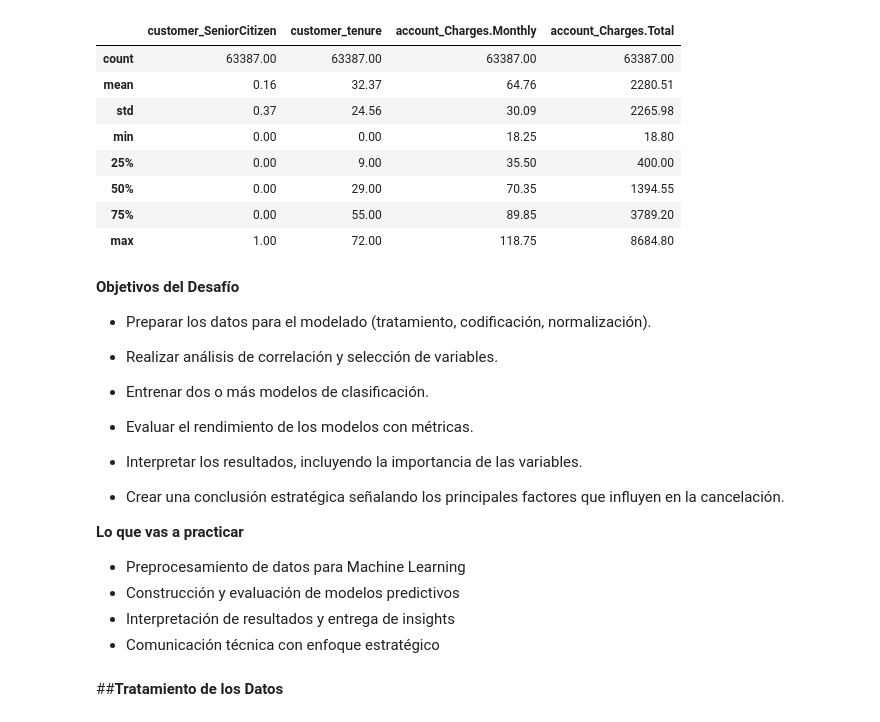
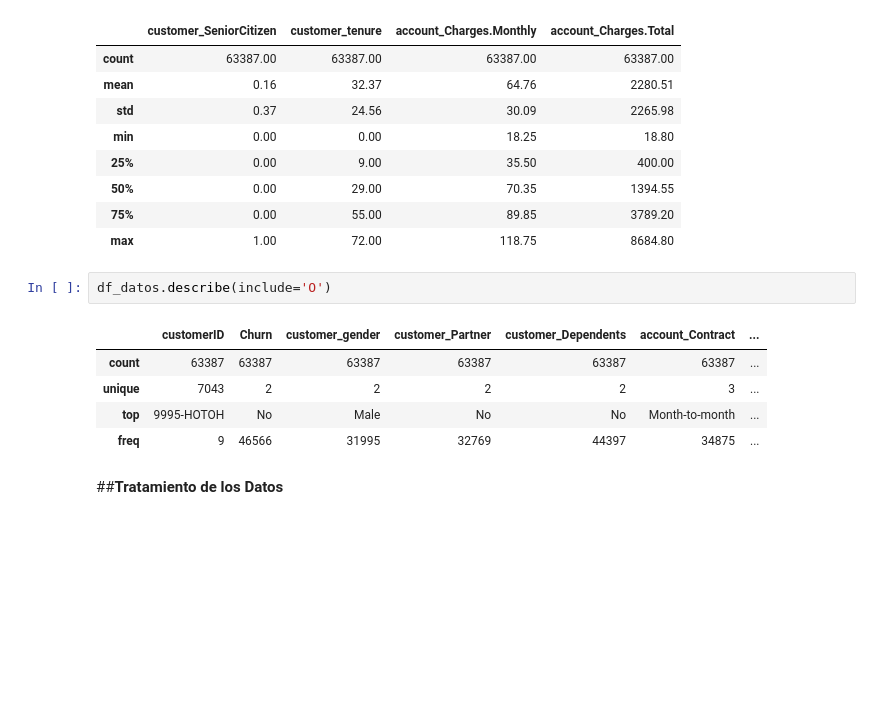
Before and after one commit to Nore-gibhub/Challenge3_TelecomX_part2, a Jupyter notebook: challenge3.ipynb, the cells around one changed output. Cells and saved outputs as stored; diff of their text form; blank space fills up the shorter version.

```diff
--- a/challenge3.ipynb
+++ b/challenge3.ipynb
@@ -59,27 +80,14 @@ df_datos.describe().round(2)
 | 50% | 0.00 | 29.00 | 70.35 | 1394.55 |
 | 75% | 0.00 | 55.00 | 89.85 | 3789.20 |
 | max | 1.00 | 72.00 | 118.75 | 8684.80 |
-# %% [markdown]
-**Objetivos del Desafío**
-
-*  Preparar los datos para el modelado (tratamiento, codificación, normalización).
-
-*  Realizar análisis de correlación y selección de variables.
-
-*  Entrenar dos o más modelos de clasificación.
-
-*  Evaluar el rendimiento de los modelos con métricas.
-
-*  Interpretar los resultados, incluyendo la importancia de las variables.
-
-*  Crear una conclusión estratégica señalando los principales factores que influyen en la cancelación.
-
-**Lo que vas a practicar**
-
-*  Preprocesamiento de datos para Machine Learning
-*  Construcción y evaluación de modelos predictivos
-*  Interpretación de resultados y entrega de insights
-*  Comunicación técnica con enfoque estratégico
+# %%
+df_datos.describe(include='O')
+# %% [output]
+|  | customerID | Churn | customer_gender | customer_Partner | customer_Dependents | account_Contract | ... |
+| count | 63387 | 63387 | 63387 | 63387 | 63387 | 63387 | ... |
+| unique | 7043 | 2 | 2 | 2 | 2 | 3 | ... |
+| top | 9995-HOTOH | No | Male | No | No | Month-to-month | ... |
+| freq | 9 | 46566 | 31995 | 32769 | 44397 | 34875 | ... |
 # %% [markdown]
 ##**Tratamiento de los Datos**
 # %%
```
Also changed, not shown: parts of 10 cells of this notebook.
